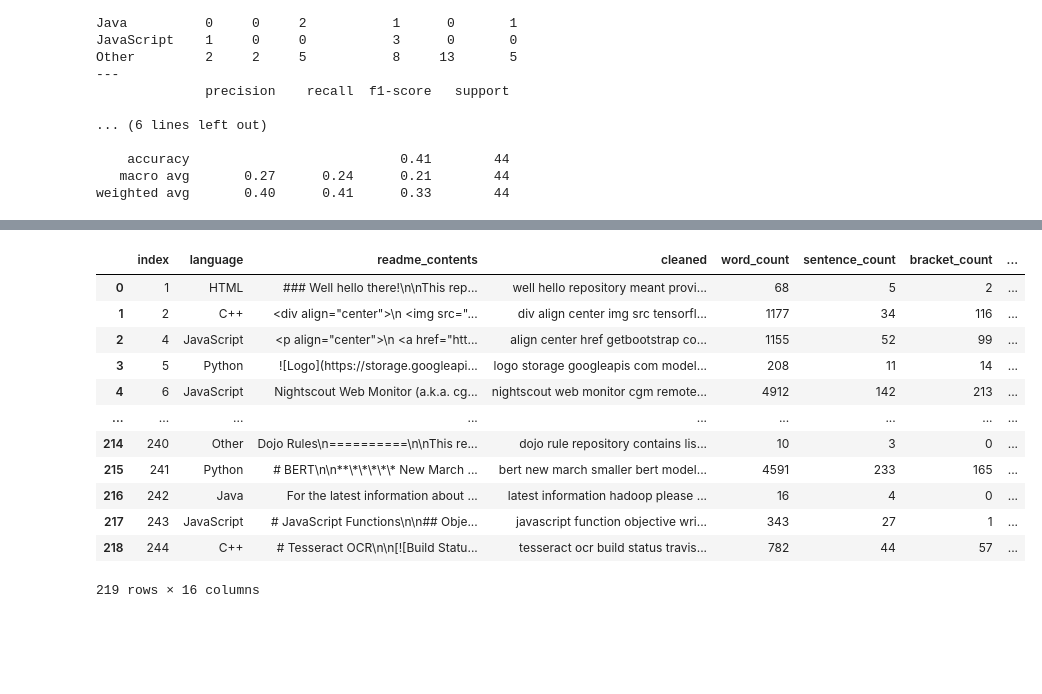
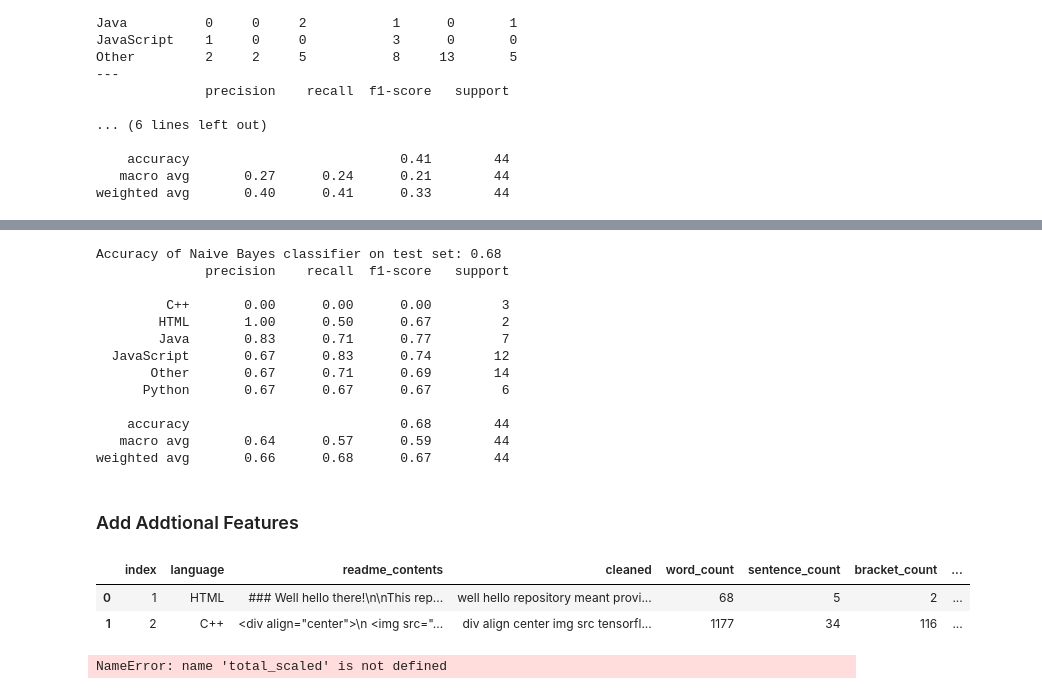
Before and after one commit to The-Tree-Muskeeters/git-language, a Jupyter notebook: nlp_project_Final.ipynb, the cells around one changed output, grey strips where cells are left out. Saved outputs shown, nothing was run; the diff lists cells and outputs as text; code cells hidden in the pictures; blank space fills up the shorter version.

Commit message:
added functions

```diff
--- a/nlp_project_Final.ipynb
+++ b/nlp_project_Final.ipynb
@@ -601,18 +797,27 @@ weighted avg       0.40      0.41      0.33        44
+# %%
+# Run Naive Bayes Classifier on test data
+model.NB_Multinomial(df, 'test', 0.01)
+# %% [output]
+Accuracy of Naive Bayes classifier on test set: 0.68
+              precision    recall  f1-score   support
+
+         C++       0.00      0.00      0.00         3
+        HTML       1.00      0.50      0.67         2
+        Java       0.83      0.71      0.77         7
+  JavaScript       0.67      0.83      0.74        12
+       Other       0.67      0.71      0.69        14
+      Python       0.67      0.67      0.67         6
+
+    accuracy                           0.68        44
+   macro avg       0.64      0.57      0.59        44
+weighted avg       0.66      0.68      0.67        44
+# %% [markdown]
+### Add Addtional Features
 # %%
 #add all the features created to df
 df = features.add_features(df)
-df
+df.head(2)
 # %% [output]
 |  | index | language | readme_contents | cleaned | word_count | sentence_count | bracket_count | ... |
 | 0 | 1 | HTML | ### Well hello there!\n\nThis rep... | well hello repository meant provi... | 68 | 5 | 2 | ... |
 | 1 | 2 | C++ | <div align="center">\n <img src="... | div align center img src tensorfl... | 1177 | 34 | 116 | ... |
-| 2 | 4 | JavaScript | <p align="center">\n <a href="htt... | align center href getbootstrap co... | 1155 | 52 | 99 | ... |
-| 3 | 5 | Python | ![Logo](https://storage.googleapi... | logo storage googleapis com model... | 208 | 11 | 14 | ... |
-| 4 | 6 | JavaScript | Nightscout Web Monitor (a.k.a. cg... | nightscout web monitor cgm remote... | 4912 | 142 | 213 | ... |
-| ... | ... | ... | ... | ... | ... | ... | ... | ... |
-| 214 | 240 | Other | Dojo Rules\n==========\n\nThis re... | dojo rule repository contains lis... | 10 | 3 | 0 | ... |
-| 215 | 241 | Python | # BERT\n\n**\*\*\*\*\* New March ... | bert new march smaller bert model... | 4591 | 233 | 165 | ... |
-| 216 | 242 | Java | For the latest information about ... | latest information hadoop please ... | 16 | 4 | 0 | ... |
-| 217 | 243 | JavaScript | # JavaScript Functions\n\n## Obje... | javascript function objective wri... | 343 | 27 | 1 | ... |
-| 218 | 244 | C++ | # Tesseract OCR\n\n[![Build Statu... | tesseract ocr build status travis... | 782 | 44 | 57 | ... |
-219 rows × 16 columns
@@ -635,3 +840,6 @@ scaler = MinMaxScaler()
 total_scaled = pd.DataFrame(scaler.fit_transform(total))
 # %%
 X  = pd.DataFrame(X.todense(), columns=tfidf.get_feature_names())
+X = pd.concat([X, total_scaled], axis=1)
+# %% [output]
+NameError: name 'total_scaled' is not defined
```
Also changed, not shown: parts of 56 cells of this notebook.
